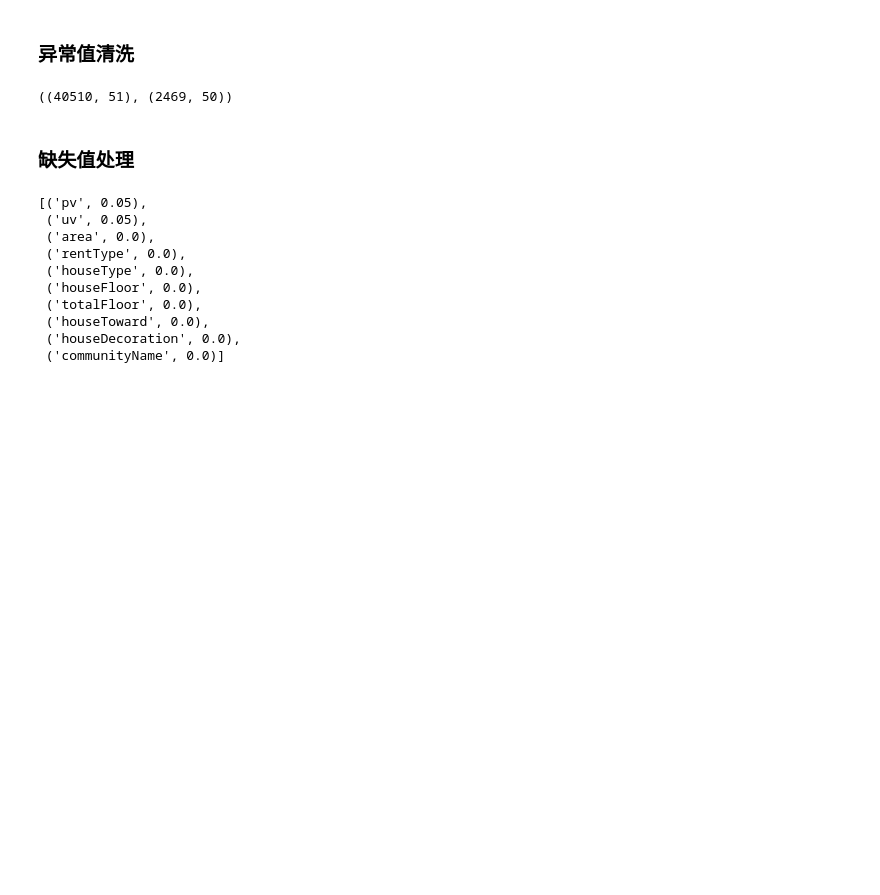
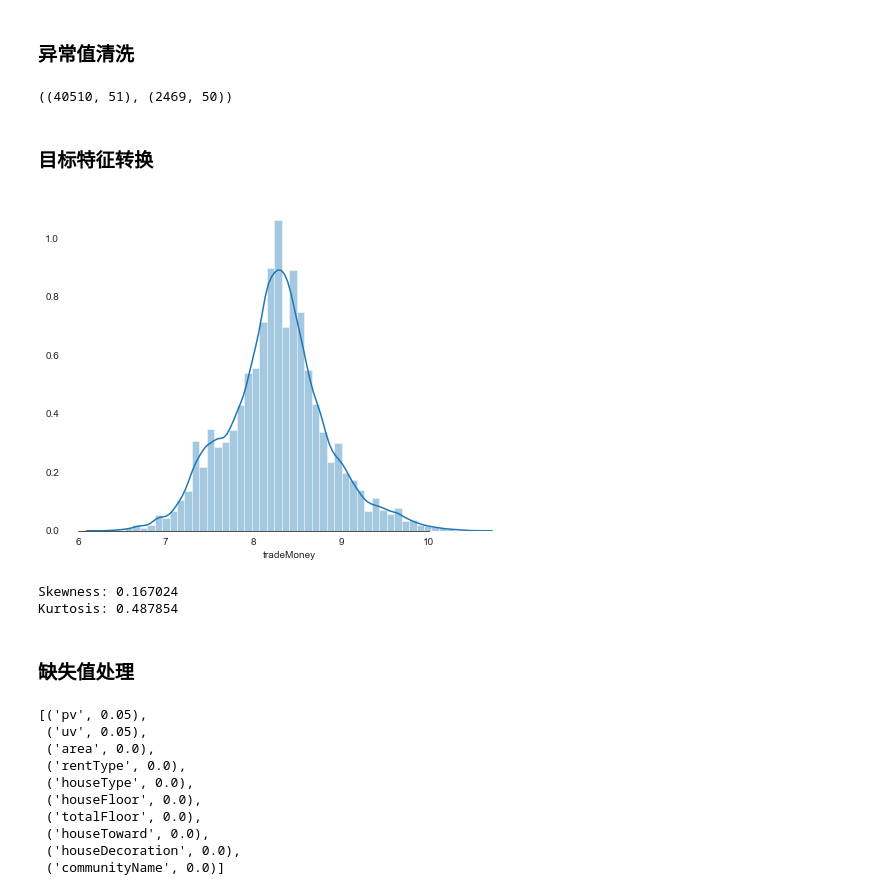
Before and after one commit to yangjiada/city_rent_forecast, a Jupyter notebook: city_rent_forecast.ipynb, the cells around one changed output. Drawn from its saved outputs; the diff is of its cells as text; code cells hidden in the pictures; blank space fills up the shorter version.

```diff
--- a/city_rent_forecast.ipynb
+++ b/city_rent_forecast.ipynb
@@ -101,10 +123,3 @@ for i, feature in enumerate(dense_feature, 1):
     sns.distplot(train[train[feature].notnull()][feature], color='b')
 # %% [output]
 [figure]
-# %%
-sns.set_color_codes(palette='deep')
-fig, axs = plt.subplots(ncols=2, nrows=0, figsize=(18, 180))
-
-for i, feature in enumerate(dense_feature, 1):
-    plt.subplot(len(dense_feature), 3, i)
-    sns.distplot(test[test[feature].notnull()][feature], color='b')
@@ -221 +244,18 @@ train.shape, test.shape
+# %% [markdown]
+### 目标特征转换
+# %%
+train['tradeMoney'] = np.log1p(train['tradeMoney'])
+# %%
+fig, ax = plt.subplots(figsize=(8, 6))
+sns.distplot(train['tradeMoney'])
+sns.despine(trim=True, left=True)
+# %% [output]
+[figure, added]
+# %%
+# 查看偏度和峰度
+print("Skewness: %f" % train['tradeMoney'].skew())
+print("Kurtosis: %f" % train['tradeMoney'].kurt())
+# %% [output]
+Skewness: 0.167024
+Kurtosis: 0.487854
 # %%
```
Also changed, not shown: parts of 38 cells of this notebook.
